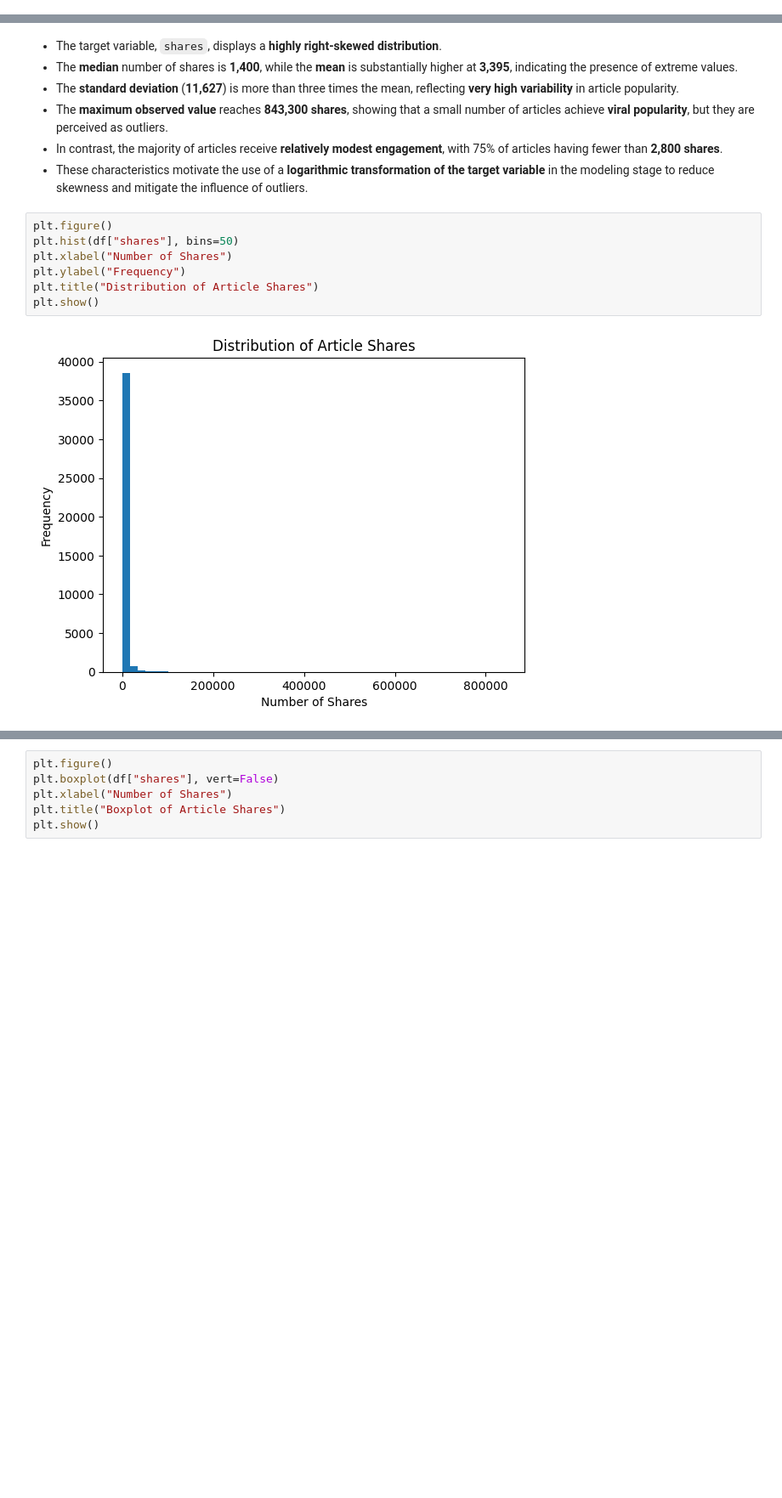
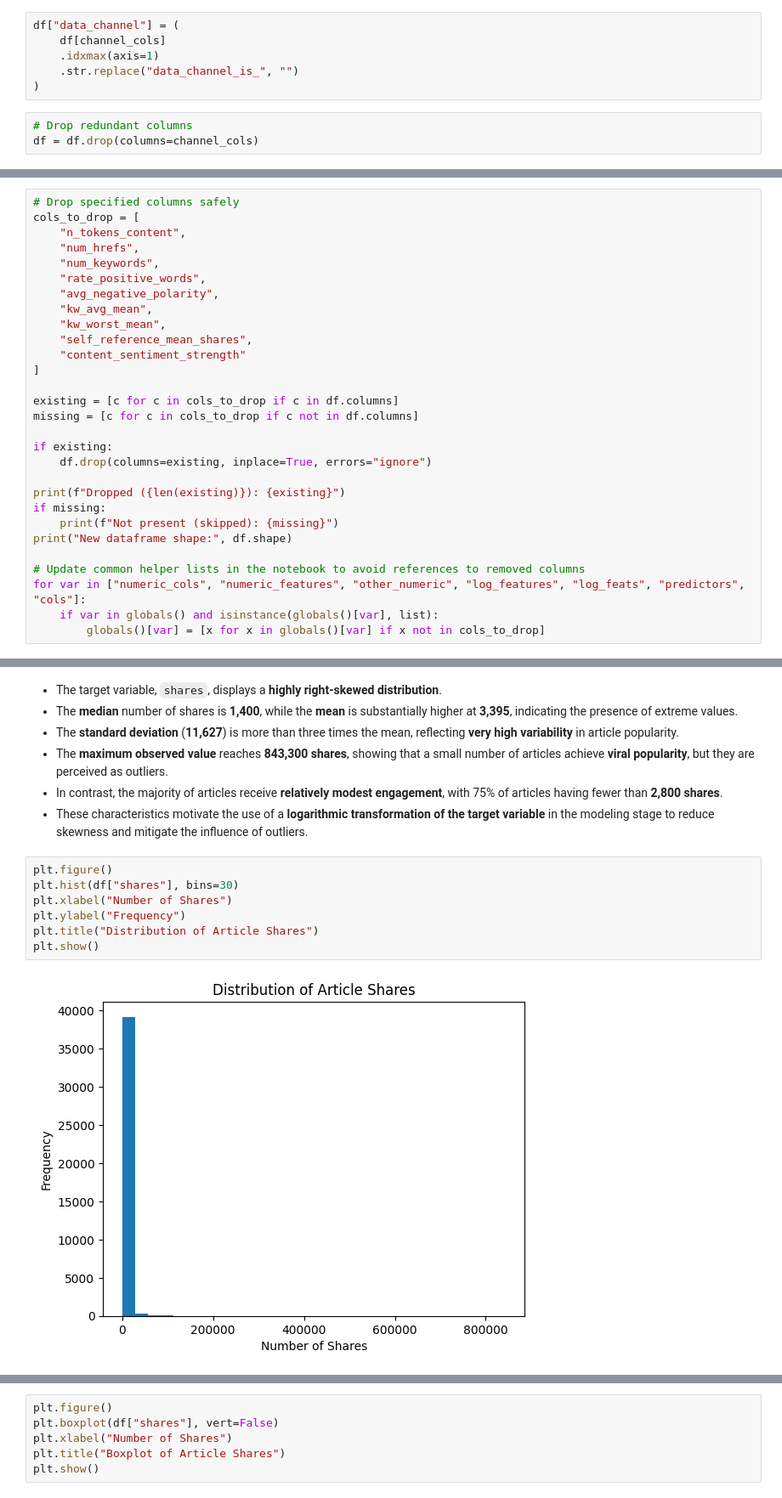
Before and after one commit to Weronikaa2001/ML2_final_project, a Jupyter notebook: ML2_final.ipynb, the cells around one changed output, grey strips where cells are left out. Shown at 85% size. Drawn from its saved outputs; the diff is of its cells as text; blank space fills up the shorter version.

```diff
--- a/ML2_final.ipynb
+++ b/ML2_final.ipynb
@@ -354,0 +375,9 @@ Number of columns after weekday removal: 48
+# %%
+df["data_channel"] = (
+    df[channel_cols]
+    .idxmax(axis=1)
+    .str.replace("data_channel_is_", "")
+)
+# %%
+# Drop redundant columns
+df = df.drop(columns=channel_cols)
@@ -354,0 +579,29 @@ Number of columns after weekday removal: 48
+# %%
+# Drop specified columns safely
+cols_to_drop = [
+    "n_tokens_content",
+    "num_hrefs",
+    "num_keywords",
+    "rate_positive_words",
+    "avg_negative_polarity",
+    "kw_avg_mean",
+    "kw_worst_mean",
+    "self_reference_mean_shares",
+    "content_sentiment_strength"
+]
+
+existing = [c for c in cols_to_drop if c in df.columns]
+missing = [c for c in cols_to_drop if c not in df.columns]
+
+if existing:
+    df.drop(columns=existing, inplace=True, errors="ignore")
+
+print(f"Dropped ({len(existing)}): {existing}")
+if missing:
+    print(f"Not present (skipped): {missing}")
+print("New dataframe shape:", df.shape)
+
+# Update common helper lists in the notebook to avoid references to removed columns
+for var in ["numeric_cols", "numeric_features", "other_numeric", "log_features", "log_feats", "predictors", "cols"]:
+    if var in globals() and isinstance(globals()[var], list):
+        globals()[var] = [x for x in globals()[var] if x not in cols_to_drop]
@@ -376,10 +650,10 @@ Name: shares, dtype: float64
 - These characteristics motivate the use of a **logarithmic transformation of the target variable** in the modeling stage to reduce skewness and mitigate the influence of outliers.
 # %%
 plt.figure()
-plt.hist(df["shares"], bins=50)
+plt.hist(df["shares"], bins=30)
 plt.xlabel("Number of Shares")
 plt.ylabel("Frequency")
 plt.title("Distribution of Article Shares")
 plt.show()
 # %% [output]
-[figure, old version]
+[figure, new version]
```
Also changed, not shown: parts of 64 cells of this notebook.
